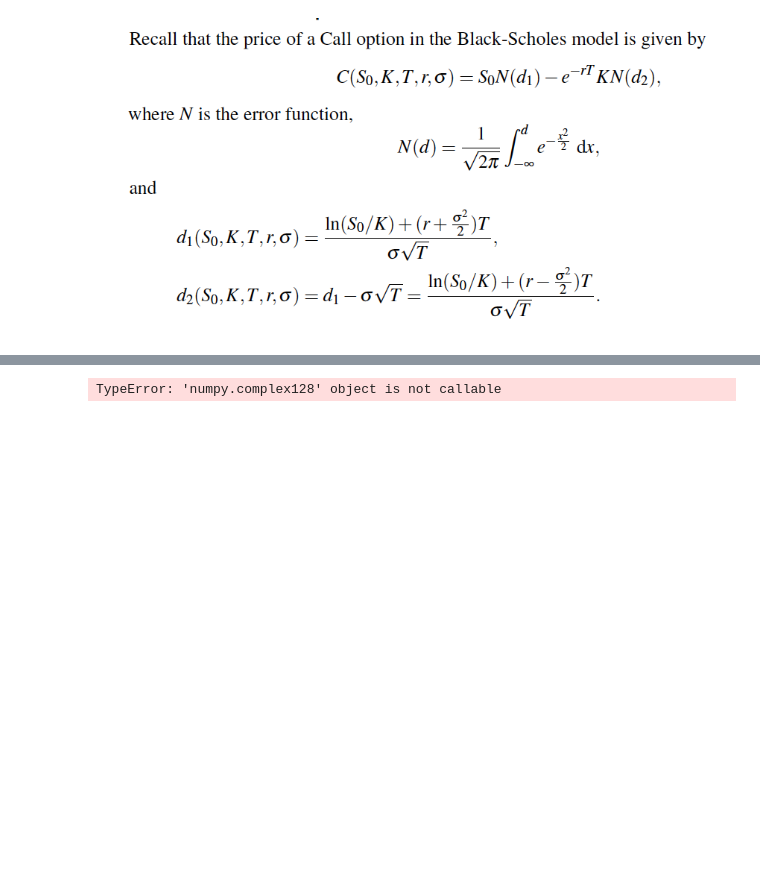
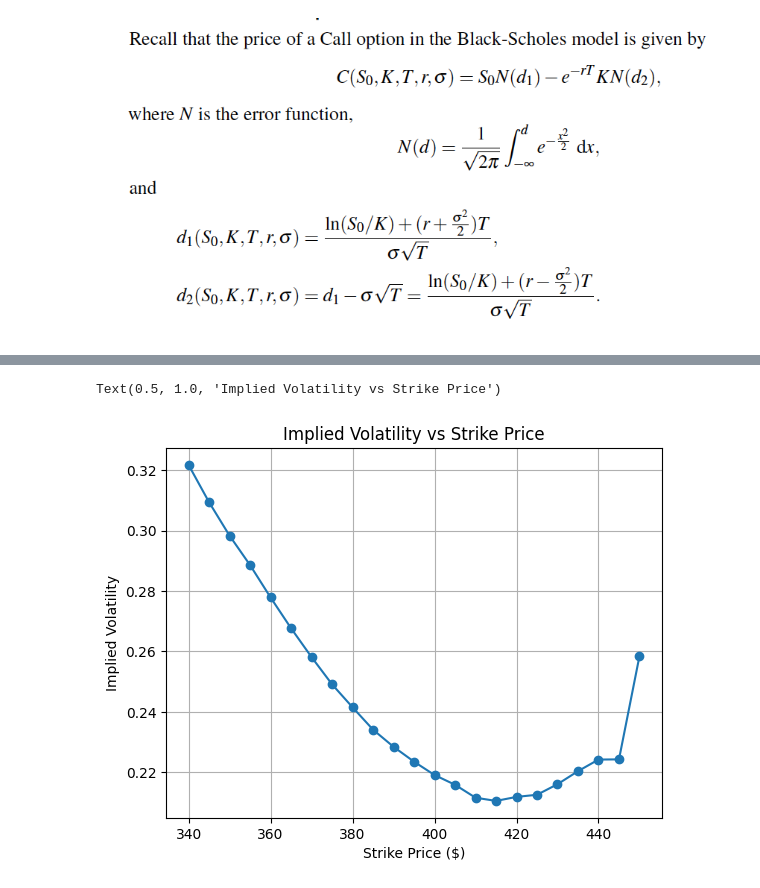
Before and after one commit to sabvan/QuantProjects, a Jupyter notebook: greeks.ipynb, the cells around one changed output, grey strips where cells are left out. Saved outputs shown, nothing was run; the diff lists cells and outputs as text; code cells hidden in the pictures; blank space fills up the shorter version.

```diff
--- a/greeks.ipynb
+++ b/greeks.ipynb
@@ -54,34 +118,34 @@ def putGreeks(K, s0, T, r, sigma):
 # %%
 def impliedVol(opPrice, s0, K, r, T):
     def formula(sigma):
-        return putBS(sigma, s0, K, r, T) - opPrice
+        return putBS(K, s0, T, r, sigma) - opPrice
 
     impliedVol = optimize.brentq(formula, 0, 5, xtol = 1.0e-6)
     return impliedVol
-# %%
-K = 50
-r = 0.02
-T = 0.25
-sigma = 0.2
-
-s0 = np.arange(35, 65, 0.5)
-callG = []
-putG = []
-
-for value in s0:
-    temp = callGreeks(K, value, T, r, sigma)
-    print(temp)
-    callG.append(callGreeks(K, value, T, r, sigma))
-    putG.append(putGreeks(K, value, T, r, sigma))
-
-print(type(callG))
-
-# compare deltas of call and put
-'''
-plt.plot(s0, , marker='o')
-plt.grid(True)
-plt.xlabel("Strike Price ($)")
-plt.ylabel("Implied Volatility")
-plt.title("Implied Volatility vs Strike Price") '''
-# %% [output]
-TypeError: 'numpy.complex128' object is not callable
+# %%
+dataframe1 = pd.read_excel('yahooStocks/microsoftPut.xlsx')
+data = dataframe1.to_numpy()
+impliedVols = []
+s0 = 414.58
+r = 0.0275
+T = 39/365
+
+
+strikes = []
+for i in range(int(data.size/4)):
+    strikes.append(data[i][0])
+
+for i in range(int(data.size/4)):
+    opPrice = (data[i][2] + data[i][3]) / 2
+    sigma = impliedVol(opPrice, s0, data[i][0], r, T)
+    impliedVols.append(sigma)
+
+
+plt.plot(strikes, impliedVols, marker='o')
+plt.grid(True)
+plt.xlabel("Strike Price ($)")
+plt.ylabel("Implied Volatility")
+plt.title("Implied Volatility vs Strike Price")
+# %% [output]
+Text(0.5, 1.0, 'Implied Volatility vs Strike Price')
+[figure, added]
```
Also changed, not shown: parts of 3 cells of this notebook.
